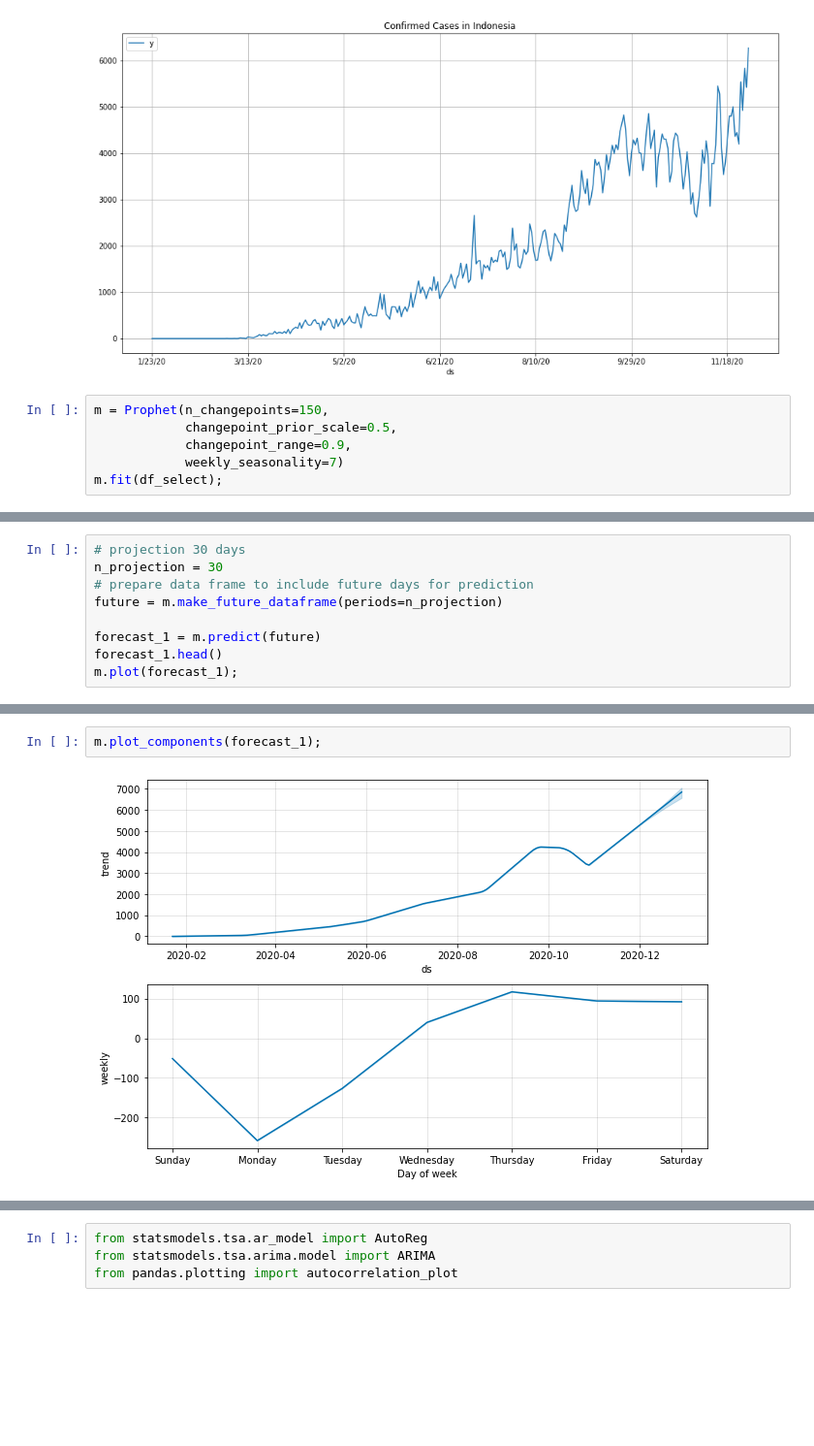
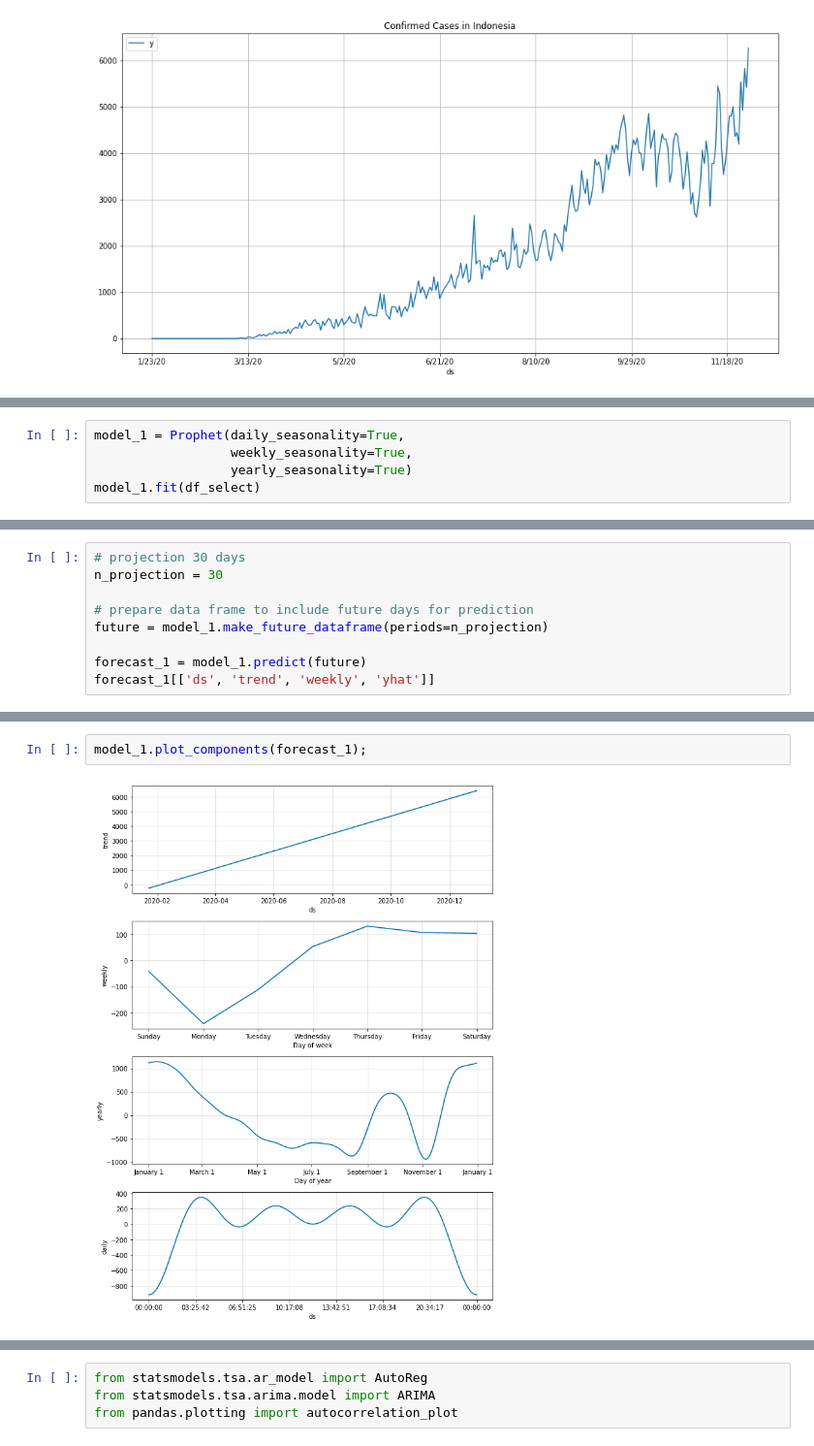
Before and after one commit to kristantotanuwidjaja/covid-19_data_analysis, a Jupyter notebook: Data Analysis COVID-19/COVID-19 Cases.ipynb, the cells around one changed output, grey strips where cells are left out. Shown at 97% size. Saved outputs shown, nothing was run; the diff lists cells and outputs as text; blank space fills up the shorter version.

Commit message:
Creating table with trend, weekly, and yhat columns for fbProphet
Creating table with trend, weekly, and yhat columns for fbProphet

```diff
--- a/Data Analysis COVID-19/COVID-19 Cases.ipynb
+++ b/Data Analysis COVID-19/COVID-19 Cases.ipynb
@@ -951,9 +952,3 @@ plt.grid()
 plt.show()
 # %% [output]
 [figure]
-# %%
-m = Prophet(n_changepoints=150,
-            changepoint_prior_scale=0.5,
-            changepoint_range=0.9,
-            weekly_seasonality=7)
-m.fit(df_select);
@@ -962,0 +955,5 @@ INFO:fbprophet:Disabling daily seasonality. Run prophet with daily_seasonality=T
+# %%
+model_1 = Prophet(daily_seasonality=True,
+                  weekly_seasonality=True,
+                  yearly_seasonality=True)
+model_1.fit(df_select)
@@ -963,10 +962,10 @@ INFO:fbprophet:Disabling daily seasonality. Run prophet with daily_seasonality=T
 # %%
 # projection 30 days
 n_projection = 30
+
 # prepare data frame to include future days for prediction
-future = m.make_future_dataframe(periods=n_projection)
+future = model_1.make_future_dataframe(periods=n_projection)
 
-forecast_1 = m.predict(future)
-forecast_1.head()
-m.plot(forecast_1);
+forecast_1 = model_1.predict(future)
+forecast_1[['ds', 'trend', 'weekly', 'yhat']]
 # %% [output]
@@ -974,4 +990,4 @@ m.plot(forecast_1);
 # %%
-m.plot_components(forecast_1);
+model_1.plot_components(forecast_1);
 # %% [output]
-[figure, old version]
+[figure, new version]
```
Also changed, not shown: parts of 11 cells of this notebook.
